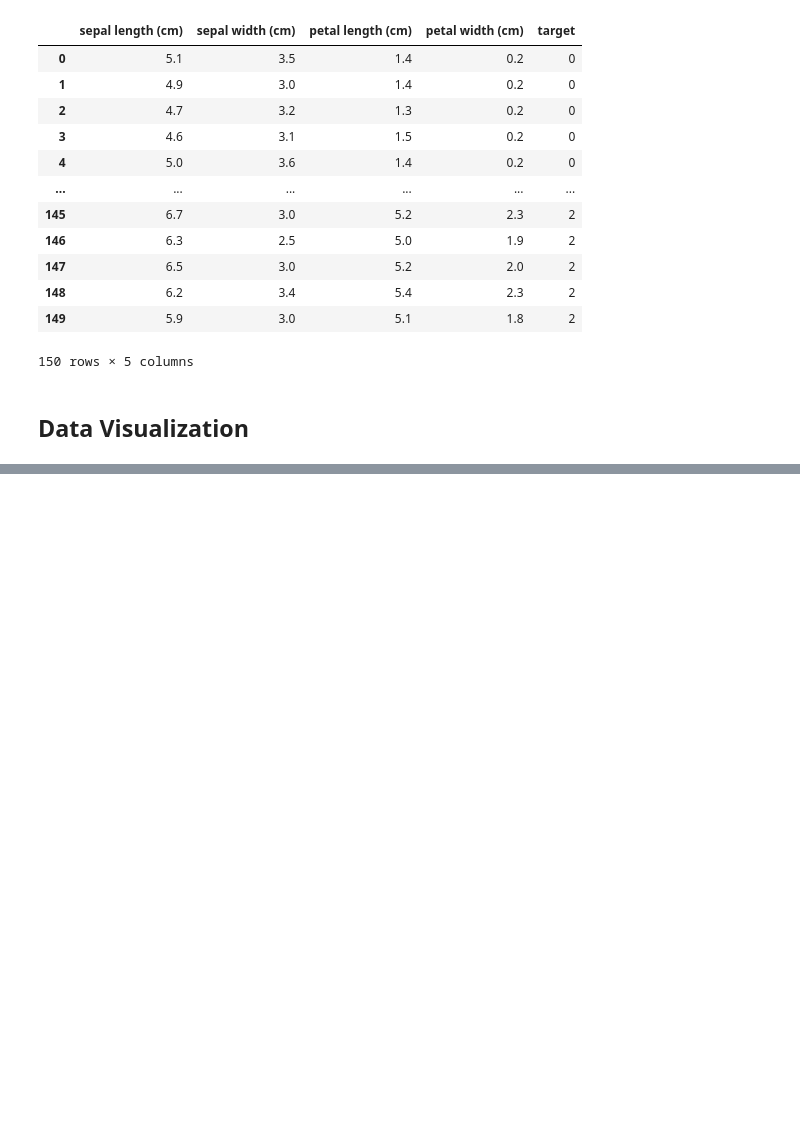
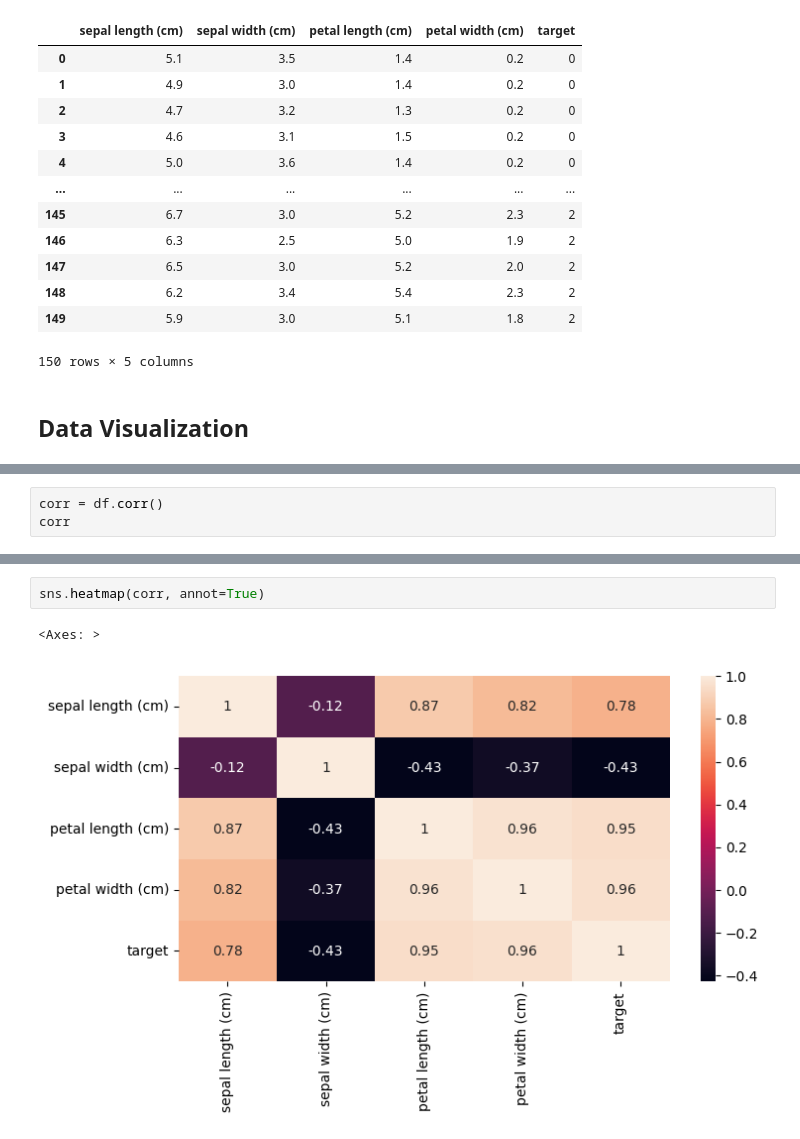
Before and after one commit to beniamine3155/Machine_Learning_AtoZ, a Jupyter notebook: 12_Decision_Tree/decision_tree.ipynb, the cells around one changed output, grey strips where cells are left out. Drawn from its saved outputs; the diff is of its cells as text; blank space fills up the shorter version.

```diff
--- a/12_Decision_Tree/decision_tree.ipynb
+++ b/12_Decision_Tree/decision_tree.ipynb
@@ -67,0 +85,3 @@ iris.frame
+# %%
+corr = df.corr()
+corr
@@ -67,0 +95,5 @@ iris.frame
+# %%
+sns.heatmap(corr, annot=True)
+# %% [output]
+<Axes: >
+[figure, added]
```
Also changed, not shown: parts of 3 cells of this notebook.
